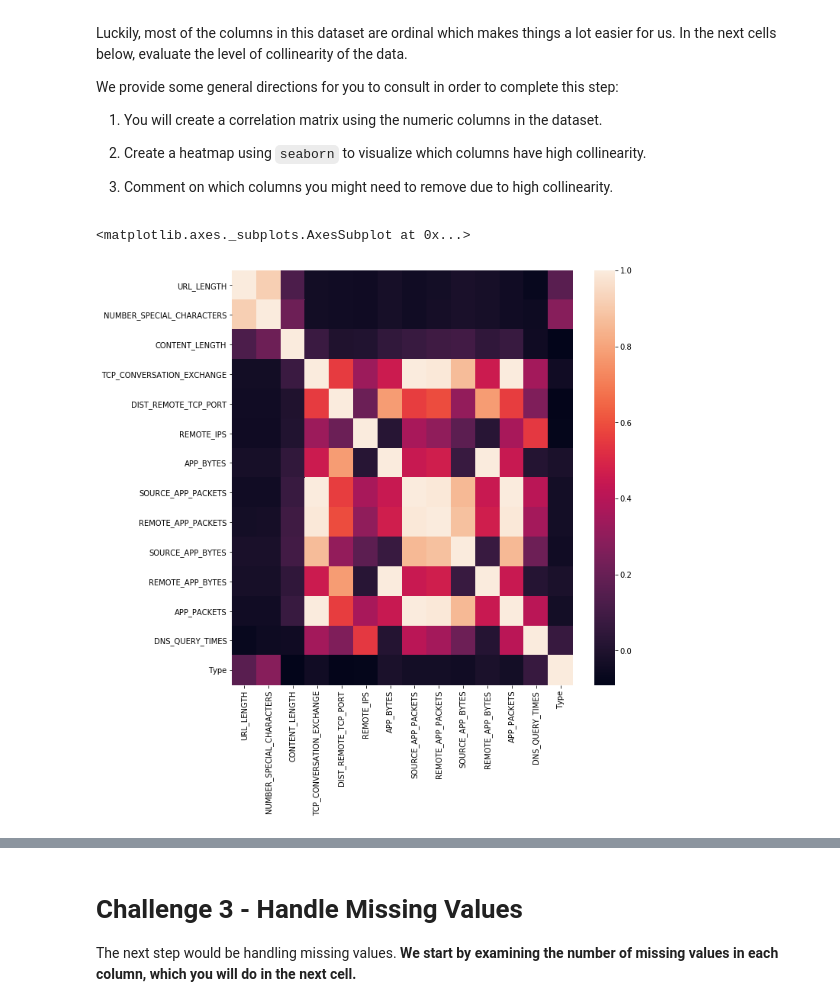
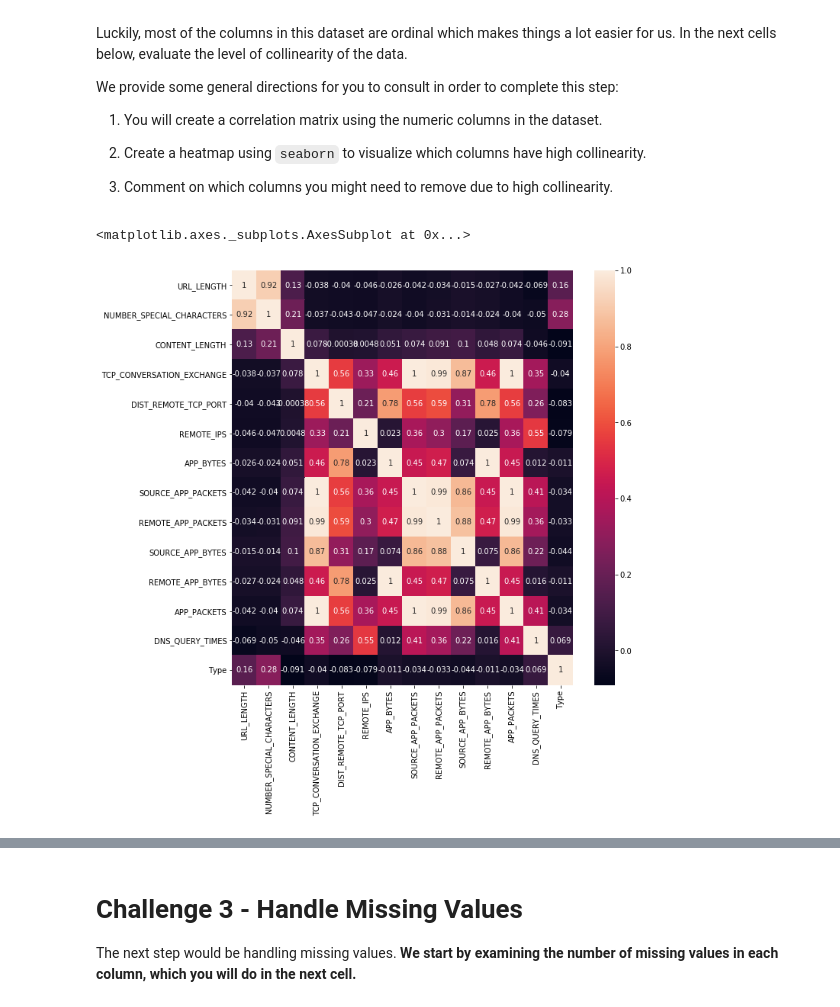
Before and after one commit to ironhack-datalabs/datamad0120, a Jupyter notebook: module-3/lab-supervised-learning/your-code/main.ipynb, the cells around one changed output, grey strips where cells are left out. Cells and saved outputs as stored; diff of their text form; code cells hidden in the pictures.

```diff
--- a/module-3/lab-supervised-learning/your-code/main.ipynb
+++ b/module-3/lab-supervised-learning/your-code/main.ipynb
@@ -90,7 +90,7 @@ We provide some general directions for you to consult in order to complete this
 corr = websites.corr()
 # %%
 plt.figure(figsize=(10,10))
-sns.heatmap(corr)
+sns.heatmap(corr, annot=True)
 # %% [output]
 <matplotlib.axes._subplots.AxesSubplot at 0x...>
-[figure, old version]
+[figure, new version]
```
Also changed, not shown: parts of 10 cells of this notebook.
